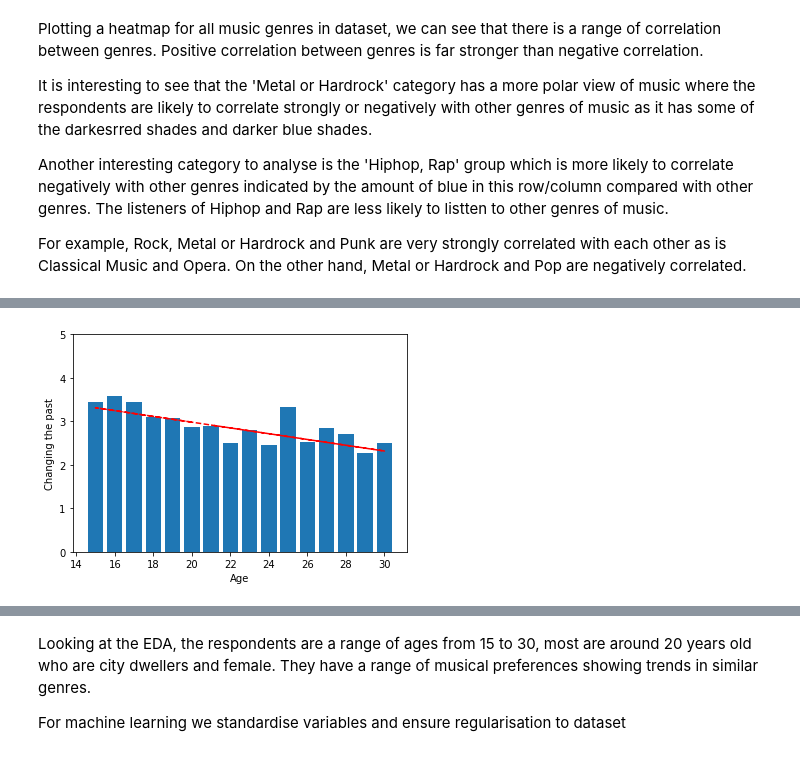
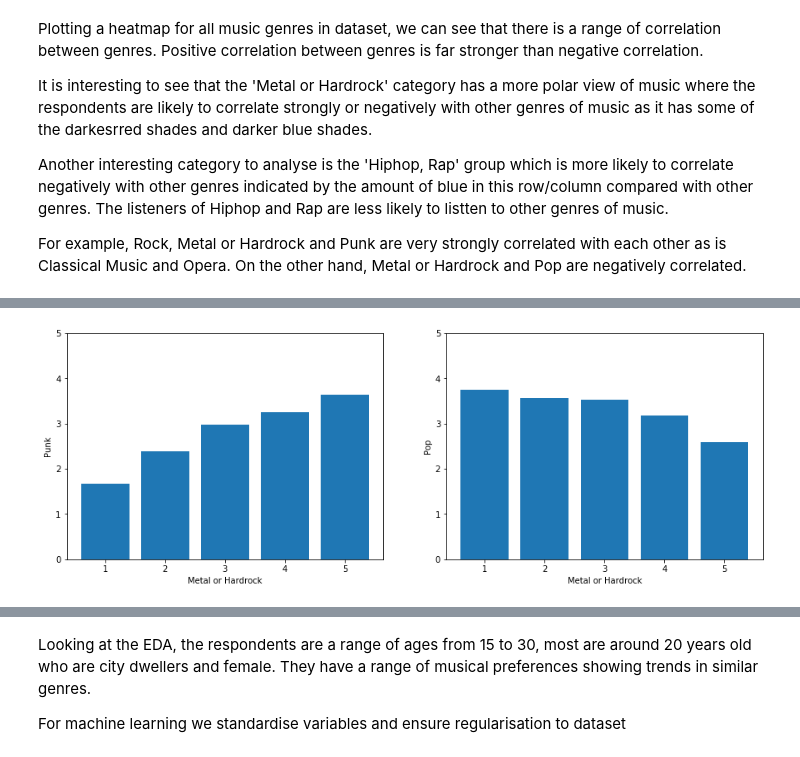
Before and after one commit to jaimindp/Kaggle, a Jupyter notebook: young-people-survey/Kaggle young people survey analysis.ipynb, the cells around one changed output, grey strips where cells are left out. Cells and saved outputs as stored; diff of their text form; code cells hidden in the pictures.

```diff
--- a/young-people-survey/Kaggle young people survey analysis.ipynb
+++ b/young-people-survey/Kaggle young people survey analysis.ipynb
@@ -119,7 +117,7 @@ def plot_corr(var_x,var_y,x_name,y_name):
     ax.plot(var_x,p(var_x),"r--")
 # %%
 # Function to plot a correlation plot average
-def plot_corr_avg(var_x,var_y,x_name,y_name):
+def plot_corr_avg(var_x, var_y, x_name, y_name, plot = None):
 
     min_val = int(var_x.min())
     max_val = int(var_x.max())
@@ -136,15 +134,10 @@ def plot_corr_avg(var_x,var_y,x_name,y_name):
 
     average = total/num_entries
 
-    plt.bar(list(range(min_val,max_val+1)),average)
-    plt.ylim(0,5)
-    plt.xlabel(x_name)
-    plt.ylabel(y_name)
-
-    z = np.polyfit(var_x, var_y, 1)
-    p = np.poly1d(z)
-
-    plt.plot(var_x,p(var_x),"r--")
+    if plot:
+        plot.bar(list(range(min_val,max_val+1)),average)
+    else:
+        plt.bar(list(range(min_val,max_val+1)),average)
 # %% [markdown]
 Exploratory Data Analysis to look at the raw survey data
 
@@ -289,6 +267,22 @@ plot_corr_avg(clean[var_x],clean[var_y],var_x,var_y)
-# %%
-var_x = 'Age'
-var_y = 'Changing the past'
-plot_corr_avg(clean[var_x],clean[var_y],var_x,var_y)
-# %% [output]
-[figure, removed]
+# %%
+var_x = 'Metal or Hardrock'
+var_y = 'Punk'
+
+fig, ax = plt.subplots(1,2)
+plot_corr_avg(clean[var_x], clean[var_y], var_x, var_y, ax[0])
+ax[0].set_xlabel(var_x)
+ax[0].set_ylabel(var_y)
+
+# Changing the y variable to pop
+var_y = 'Pop'
+plot_corr_avg(clean[var_x], clean[var_y], var_x, var_y, ax[1])
+ax[1].set_xlabel(var_x)
+ax[1].set_ylabel(var_y)
+
+fig.set_figheight(5)
+fig.set_figwidth(15)
+
+plt.setp(ax, ylim = (0,5))
+plt.show()
+# %% [output]
+[figure, added]
```
Also changed, not shown: parts of 26 cells of this notebook, 2 other files.
